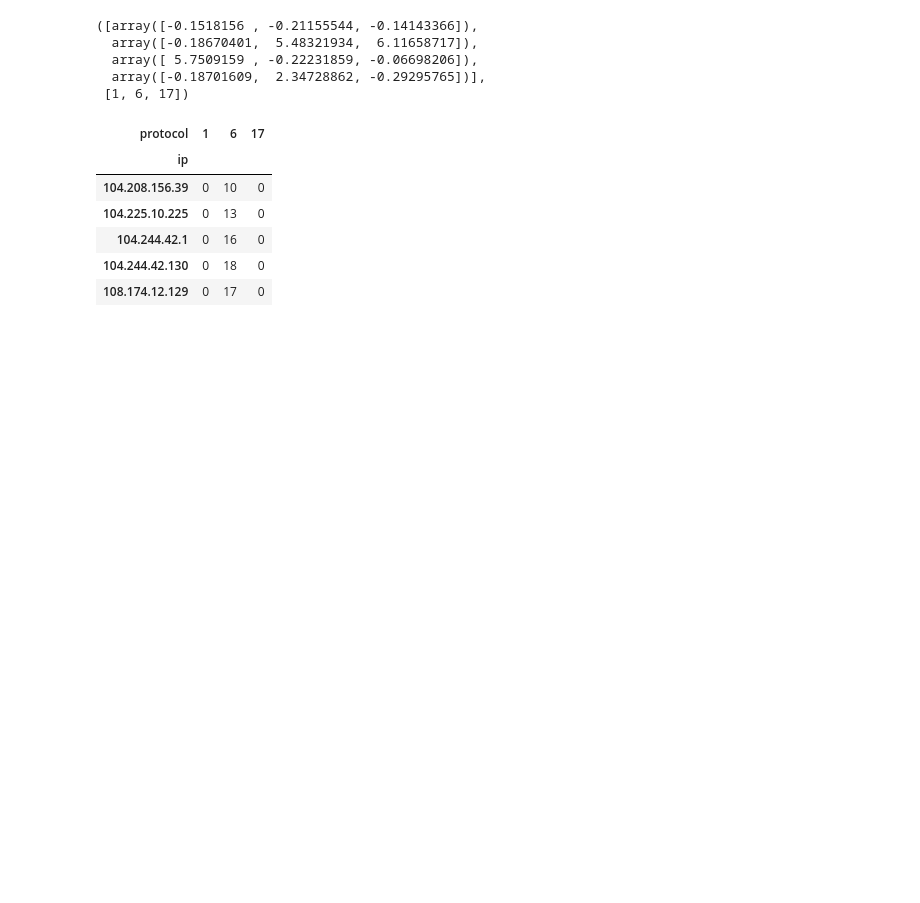
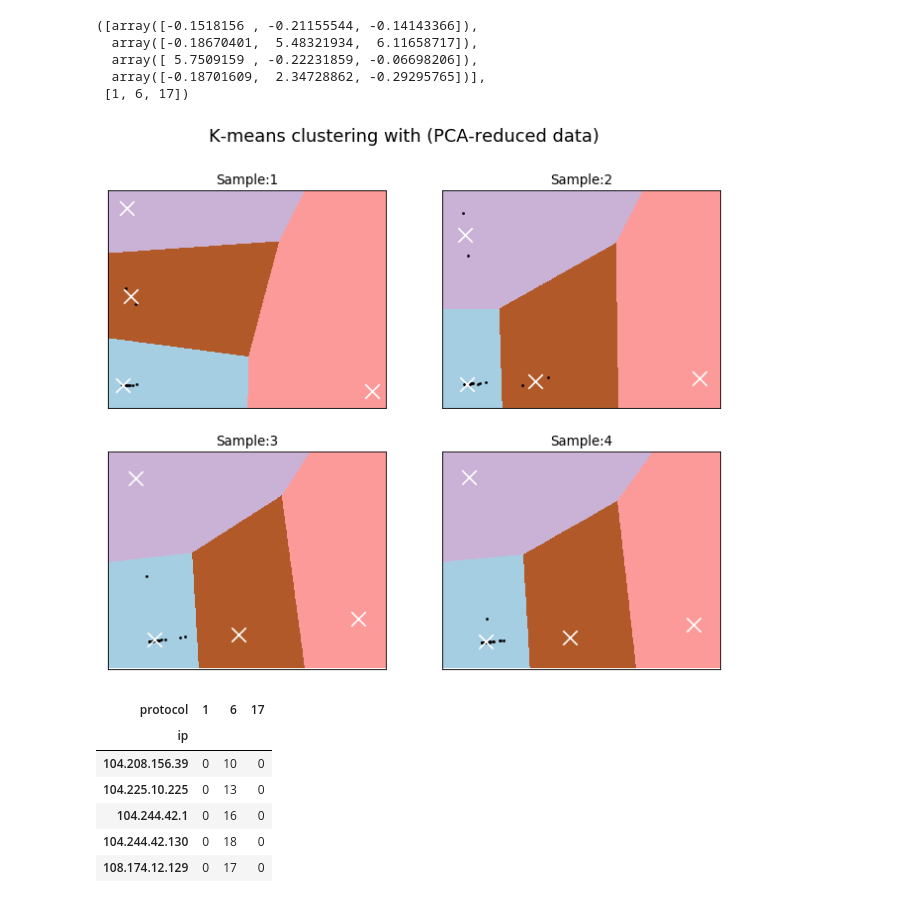
Before and after one commit to arpitgawande/ThesisPrograms, a Jupyter notebook: notebooks/IP_clustering.ipynb, the cells around one changed output. Saved outputs shown, nothing was run; the diff lists cells and outputs as text; code cells hidden in the pictures; blank space fills up the shorter version.

```diff
--- a/notebooks/IP_clustering.ipynb
+++ b/notebooks/IP_clustering.ipynb
@@ -310,3 +308,19 @@ def draw_clusters(X, centroids, kmeans):
+# %%
+centroids, features = read_centroid_features(centroid_filename, features_filename)
+# %%
+fig = plt.figure(figsize=(10, 8), dpi=80, facecolor='w', edgecolor='k')
+for i, df in enumerate(train_dfs[:4],1):
+    X = df.values
+    #Create scaling
+    X_trans = preprocessing.StandardScaler().fit_transform(X)
+    #Use PCA component analysis for visuals
+    ax = fig.add_subplot(2, 2, i)
+    plt.suptitle('K-means clustering with (PCA-reduced data)', fontsize=16)
+    title = 'Sample:'+str(i)
+    draw_clusters1(X_trans, centroids, ax, title)
+plt.savefig('kemans-clusterng.png')
+# %% [output]
+[figure, added]
 # %%
 def kmeans_clustering(feature_df, centroids):
     X = feature_df.values
```
Also changed, not shown: parts of 1 cell of this notebook, 1 other file.
